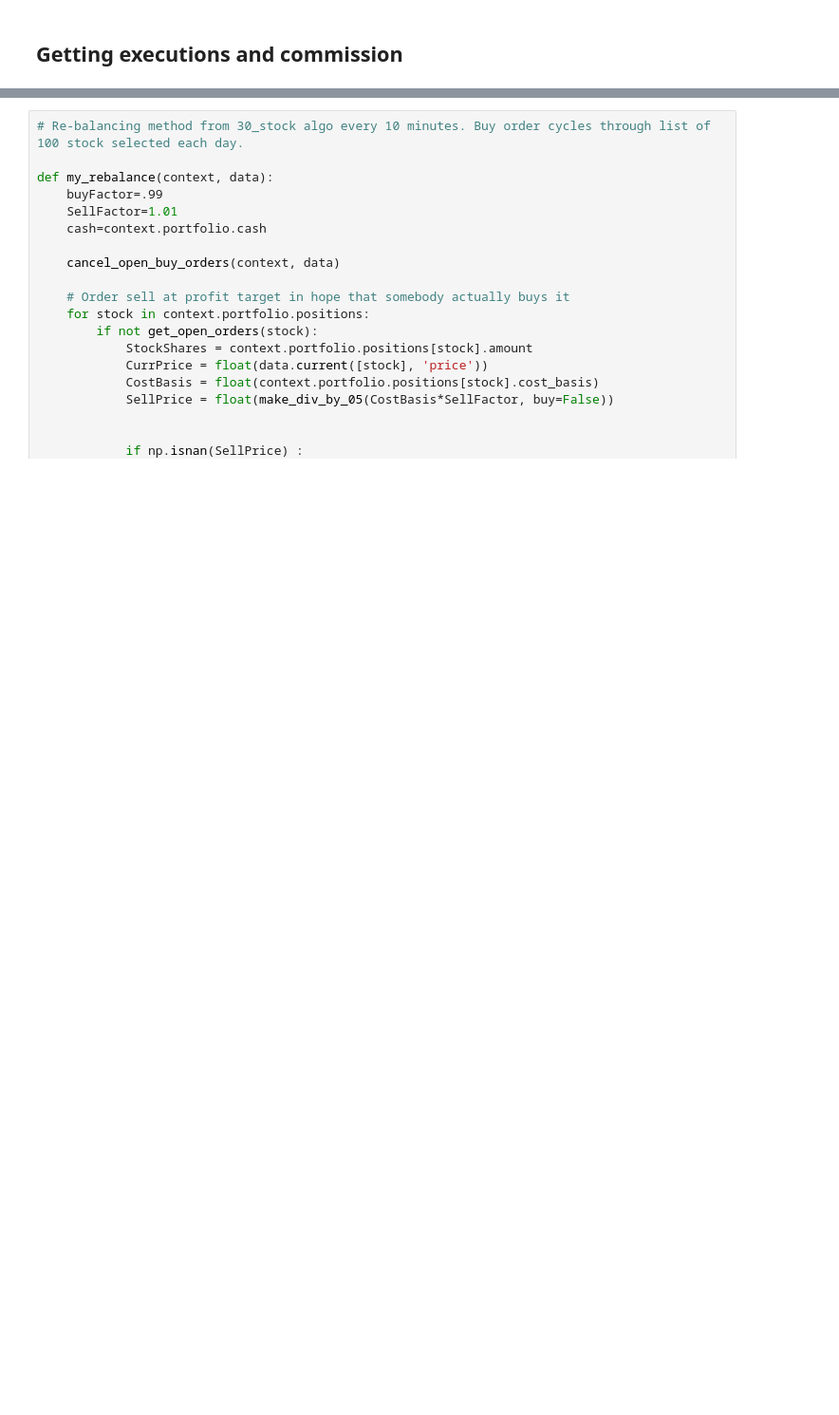
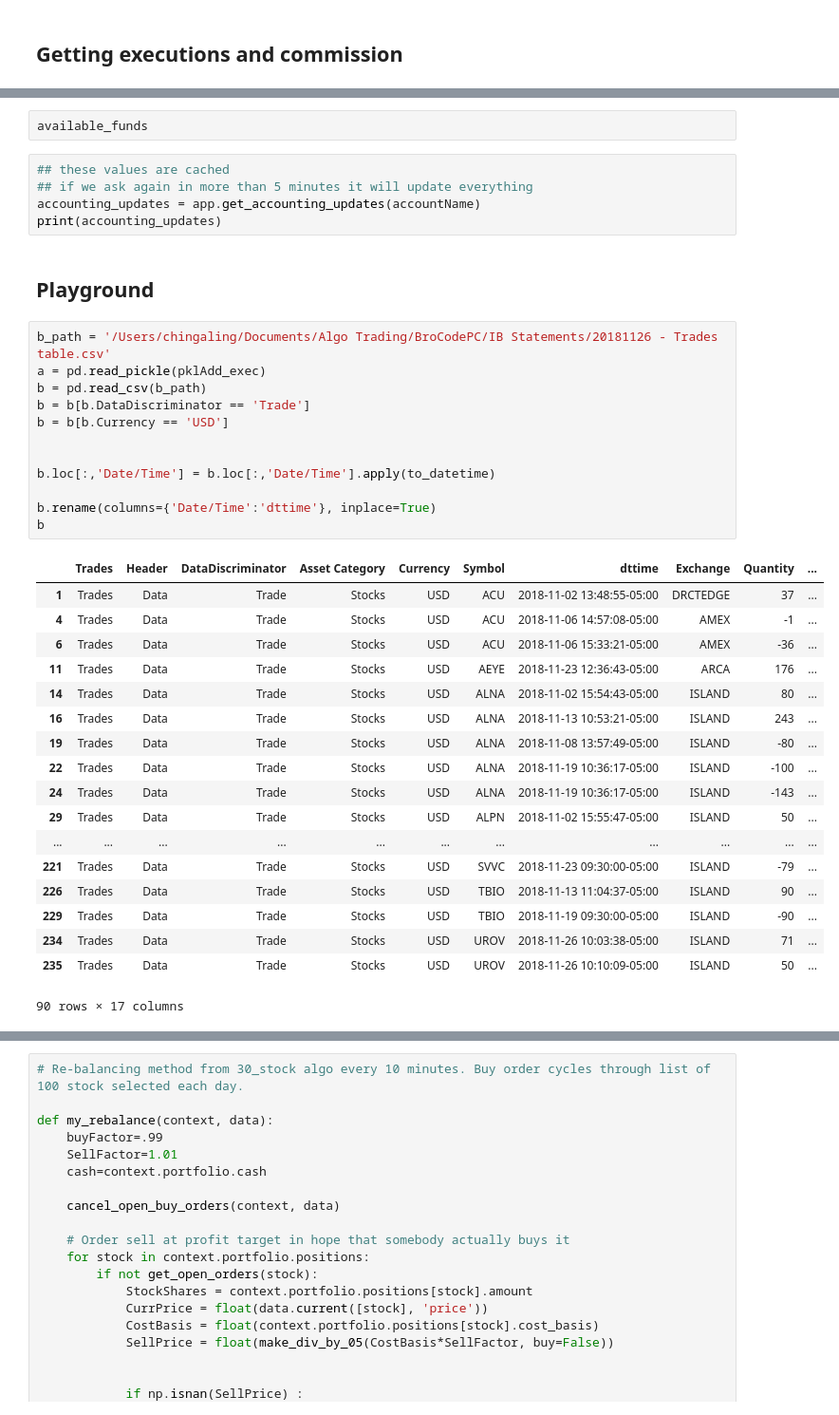
Before and after one commit to ajmal017/BroCodePC, a Jupyter notebook: IB API Trader.ipynb, the cells around one changed output, grey strips where cells are left out. Shown: that part at 95% size. Drawn from its saved outputs; the diff is of its cells as text; blank space fills up the shorter version.

```diff
--- a/IB API Trader.ipynb
+++ b/IB API Trader.ipynb
@@ -312,0 +180,40 @@ accounting_updates[0]
+# %%
+available_funds
+# %%
+## these values are cached
+## if we ask again in more than 5 minutes it will update everything
+accounting_updates = app.get_accounting_updates(accountName)
+print(accounting_updates)
+# %% [markdown]
+## Playground
+# %%
+b_path = '/Users/chingaling/Documents/Algo Trading/BroCodePC/IB Statements/20181126 - Trades table.csv'
+a = pd.read_pickle(pklAdd_exec)
+b = pd.read_csv(b_path)
+b = b[b.DataDiscriminator == 'Trade']
+b = b[b.Currency == 'USD']
+
+
+b.loc[:,'Date/Time'] = b.loc[:,'Date/Time'].apply(to_datetime)
+
+b.rename(columns={'Date/Time':'dttime'}, inplace=True)
+b
+# %% [output]
+|  | Trades | Header | DataDiscriminator | Asset Category | Currency | Symbol | dttime | Exchange | Quantity | ... |
+| 1 | Trades | Data | Trade | Stocks | USD | ACU | 2018-11-02 13:48:55-05:00 | DRCTEDGE | 37 | ... |
+| 4 | Trades | Data | Trade | Stocks | USD | ACU | 2018-11-06 14:57:08-05:00 | AMEX | -1 | ... |
+| 6 | Trades | Data | Trade | Stocks | USD | ACU | 2018-11-06 15:33:21-05:00 | AMEX | -36 | ... |
+| 11 | Trades | Data | Trade | Stocks | USD | AEYE | 2018-11-23 12:36:43-05:00 | ARCA | 176 | ... |
+| 14 | Trades | Data | Trade | Stocks | USD | ALNA | 2018-11-02 15:54:43-05:00 | ISLAND | 80 | ... |
+| 16 | Trades | Data | Trade | Stocks | USD | ALNA | 2018-11-13 10:53:21-05:00 | ISLAND | 243 | ... |
+| 19 | Trades | Data | Trade | Stocks | USD | ALNA | 2018-11-08 13:57:49-05:00 | ISLAND | -80 | ... |
+| 22 | Trades | Data | Trade | Stocks | USD | ALNA | 2018-11-19 10:36:17-05:00 | ISLAND | -100 | ... |
+| 24 | Trades | Data | Trade | Stocks | USD | ALNA | 2018-11-19 10:36:17-05:00 | ISLAND | -143 | ... |
+| 29 | Trades | Data | Trade | Stocks | USD | ALPN | 2018-11-02 15:55:47-05:00 | ISLAND | 50 | ... |
+| ... | ... | ... | ... | ... | ... | ... | ... | ... | ... | ... |
+| 221 | Trades | Data | Trade | Stocks | USD | SVVC | 2018-11-23 09:30:00-05:00 | ISLAND | -79 | ... |
+| 226 | Trades | Data | Trade | Stocks | USD | TBIO | 2018-11-13 11:04:37-05:00 | ISLAND | 90 | ... |
+| 229 | Trades | Data | Trade | Stocks | USD | TBIO | 2018-11-19 09:30:00-05:00 | ISLAND | -90 | ... |
+| 234 | Trades | Data | Trade | Stocks | USD | UROV | 2018-11-26 10:03:38-05:00 | ISLAND | 71 | ... |
+| 235 | Trades | Data | Trade | Stocks | USD | UROV | 2018-11-26 10:10:09-05:00 | ISLAND | 50 | ... |
+90 rows × 17 columns
```
Also changed, not shown: parts of 50 cells of this notebook, 17 other files.
